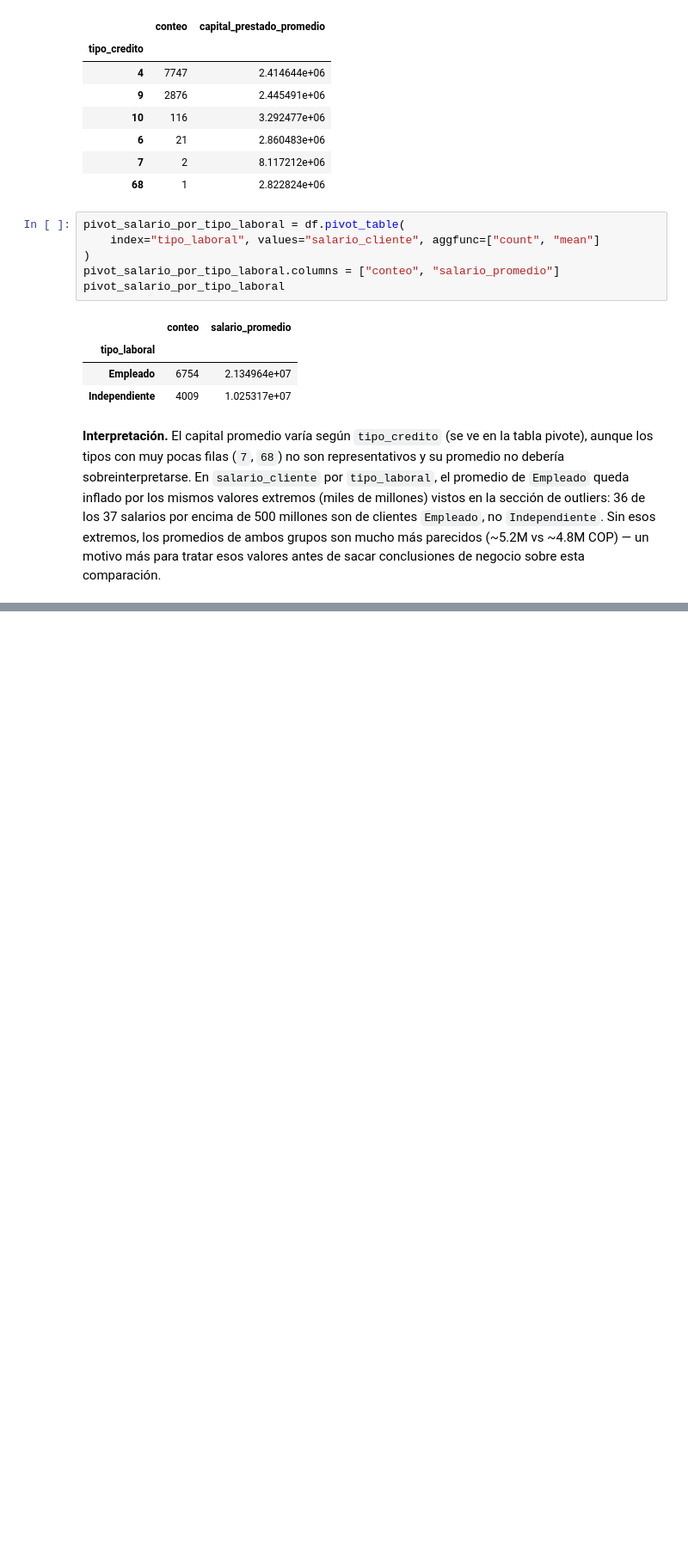
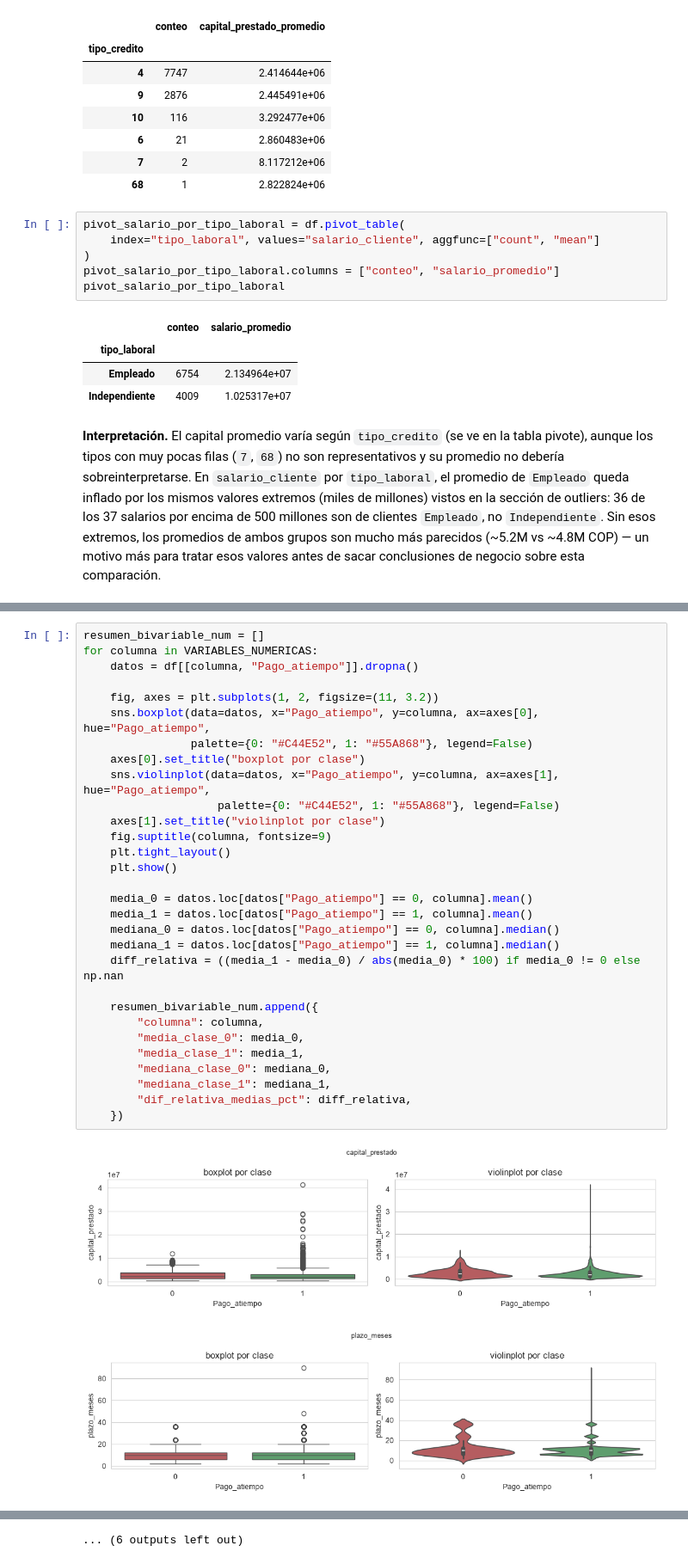
Before and after one commit to Juanmarossi/proyecto-final-riesgo-crediticio, a Jupyter notebook: notebooks/comprension_eda.ipynb, the cells around one changed output, grey strips where cells are left out. Shown at 86% size. Drawn from its saved outputs; the diff is of its cells as text; blank space fills up the shorter version.

```diff
--- a/notebooks/comprension_eda.ipynb
+++ b/notebooks/comprension_eda.ipynb
@@ -835,0 +844,33 @@ pivot_salario_por_tipo_laboral
+# %%
+resumen_bivariable_num = []
+for columna in VARIABLES_NUMERICAS:
+    datos = df[[columna, "Pago_atiempo"]].dropna()
+
+    fig, axes = plt.subplots(1, 2, figsize=(11, 3.2))
+    sns.boxplot(data=datos, x="Pago_atiempo", y=columna, ax=axes[0], hue="Pago_atiempo",
+                palette={0: "#C44E52", 1: "#55A868"}, legend=False)
+    axes[0].set_title("boxplot por clase")
+    sns.violinplot(data=datos, x="Pago_atiempo", y=columna, ax=axes[1], hue="Pago_atiempo",
+                    palette={0: "#C44E52", 1: "#55A868"}, legend=False)
+    axes[1].set_title("violinplot por clase")
+    fig.suptitle(columna, fontsize=9)
+    plt.tight_layout()
+    plt.show()
+
+    media_0 = datos.loc[datos["Pago_atiempo"] == 0, columna].mean()
+    media_1 = datos.loc[datos["Pago_atiempo"] == 1, columna].mean()
+    mediana_0 = datos.loc[datos["Pago_atiempo"] == 0, columna].median()
+    mediana_1 = datos.loc[datos["Pago_atiempo"] == 1, columna].median()
+    diff_relativa = ((media_1 - media_0) / abs(media_0) * 100) if media_0 != 0 else np.nan
+
+    resumen_bivariable_num.append({
+        "columna": columna,
+        "media_clase_0": media_0,
+        "media_clase_1": media_1,
+        "mediana_clase_0": mediana_0,
+        "mediana_clase_1": mediana_1,
+        "dif_relativa_medias_pct": diff_relativa,
+    })
+# %% [output]
+[figure, added]
+[figure, added]
@@ -835,0 +887 @@ pivot_salario_por_tipo_laboral
+... (6 outputs left out)
```
Also changed, not shown: parts of 33 cells of this notebook.
